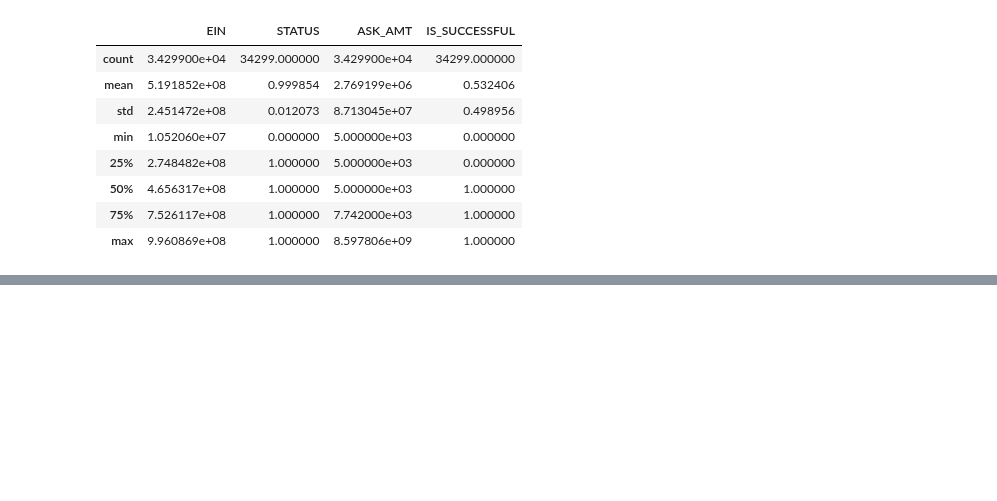
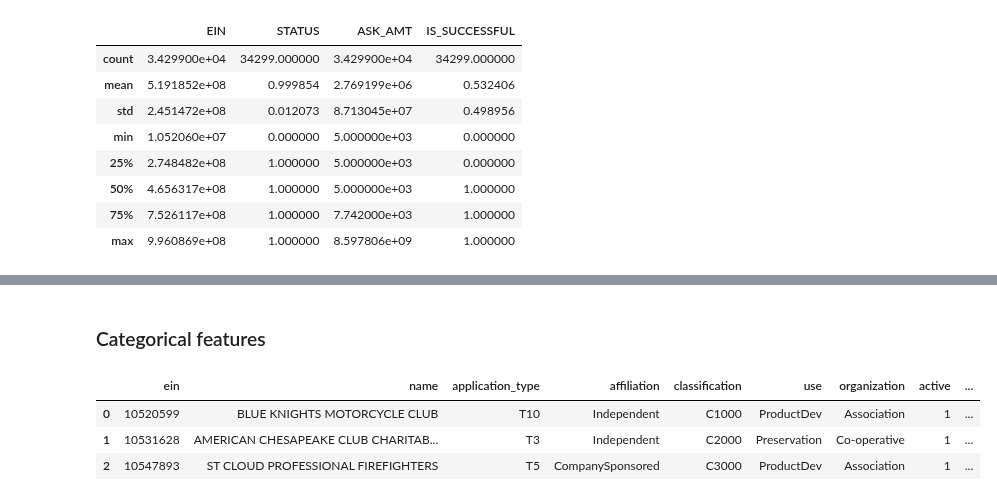
Before and after one commit to tri-bui/sandbox-ml, a Jupyter notebook: charity-risk/risk-assessment.ipynb, the cells around one changed output, grey strips where cells are left out. Cells and saved outputs as stored; diff of their text form; code cells hidden in the pictures; blank space fills up the shorter version.

Commit message:
Encode categorical vars in charity-risk/risk-assessment.ipynb

```diff
--- a/charity-risk/risk-assessment.ipynb
+++ b/charity-risk/risk-assessment.ipynb
@@ -92,0 +93,12 @@ plt.show()
+# %% [markdown]
+### Categorical features
+# %%
+# Rename columns
+df.columns = ['ein', 'name', 'application_type', 'affiliation', 'classification', 'use',
+              'organization', 'active', 'income', 'special_considerations', 'amount', 'successful']
+df.head(3)
+# %% [output]
+|  | ein | name | application_type | affiliation | classification | use | organization | active | ... |
+| 0 | 10520599 | BLUE KNIGHTS MOTORCYCLE CLUB | T10 | Independent | C1000 | ProductDev | Association | 1 | ... |
+| 1 | 10531628 | AMERICAN CHESAPEAKE CLUB CHARITAB... | T3 | Independent | C2000 | Preservation | Co-operative | 1 | ... |
+| 2 | 10547893 | ST CLOUD PROFESSIONAL FIREFIGHTERS | T5 | CompanySponsored | C3000 | ProductDev | Association | 1 | ... |
```
Also changed, not shown: parts of 15 cells of this notebook.
